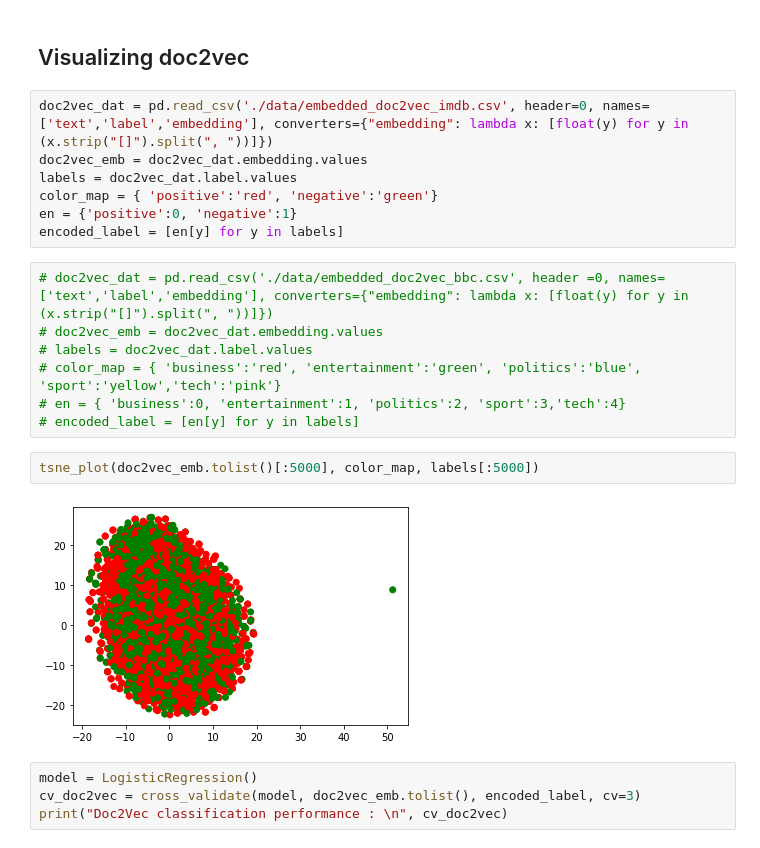
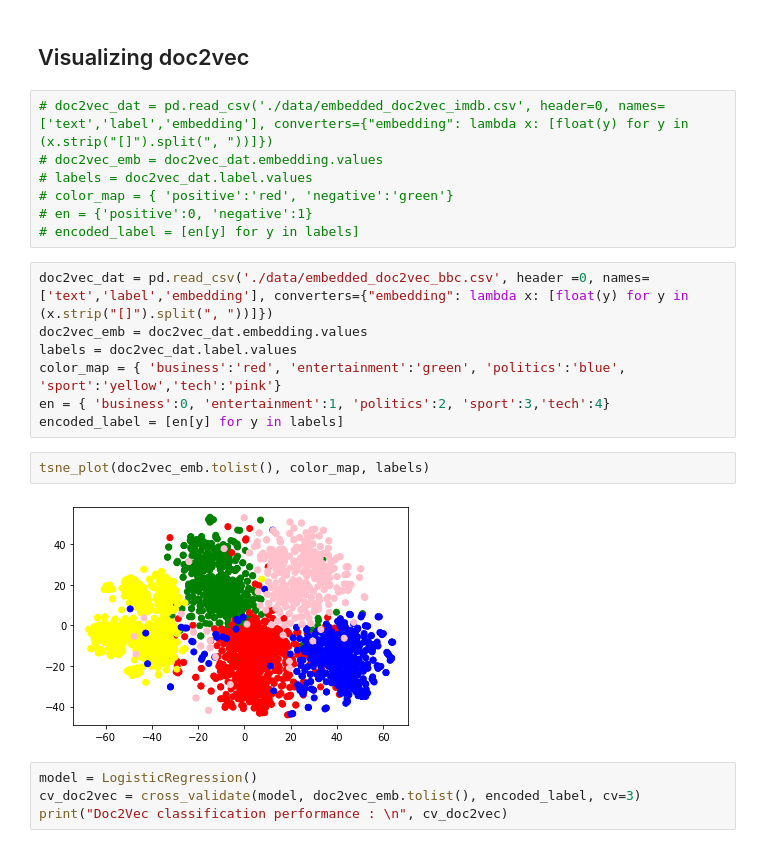
Before and after one commit to Chinmay41018/mlppGMMClustering, a Jupyter notebook: bvp_cumulative.ipynb, the cells around one changed output. Saved outputs shown, nothing was run; the diff lists cells and outputs as text.

```diff
--- a/bvp_cumulative.ipynb
+++ b/bvp_cumulative.ipynb
@@ -18,23 +19,23 @@ def tsne_plot(emb, color_map, labels, n_comp=2):
 # %% [markdown]
 ## Visualizing doc2vec
 # %%
-doc2vec_dat = pd.read_csv('./data/embedded_doc2vec_imdb.csv', header=0, names=['text','label','embedding'], converters={"embedding": lambda x: [float(y) for y in (x.strip("[]").split(", "))]})
-doc2vec_emb = doc2vec_dat.embedding.values
-labels = doc2vec_dat.label.values
-color_map = { 'positive':'red', 'negative':'green'}
-en = {'positive':0, 'negative':1}
-encoded_label = [en[y] for y in labels]
+# doc2vec_dat = pd.read_csv('./data/embedded_doc2vec_imdb.csv', header=0, names=['text','label','embedding'], converters={"embedding": lambda x: [float(y) for y in (x.strip("[]").split(", "))]})
+# doc2vec_emb = doc2vec_dat.embedding.values
+# labels = doc2vec_dat.label.values
+# color_map = { 'positive':'red', 'negative':'green'}
+# en = {'positive':0, 'negative':1}
+# encoded_label = [en[y] for y in labels]
 # %%
-# doc2vec_dat = pd.read_csv('./data/embedded_doc2vec_bbc.csv', header =0, names=['text','label','embedding'], converters={"embedding": lambda x: [float(y) for y in (x.strip("[]").split(", "))]})
-# doc2vec_emb = doc2vec_dat.embedding.values
-# labels = doc2vec_dat.label.values
-# color_map = { 'business':'red', 'entertainment':'green', 'politics':'blue', 'sport':'yellow','tech':'pink'}
-# en = { 'business':0, 'entertainment':1, 'politics':2, 'sport':3,'tech':4}
-# encoded_label = [en[y] for y in labels]
+doc2vec_dat = pd.read_csv('./data/embedded_doc2vec_bbc.csv', header =0, names=['text','label','embedding'], converters={"embedding": lambda x: [float(y) for y in (x.strip("[]").split(", "))]})
+doc2vec_emb = doc2vec_dat.embedding.values
+labels = doc2vec_dat.label.values
+color_map = { 'business':'red', 'entertainment':'green', 'politics':'blue', 'sport':'yellow','tech':'pink'}
+en = { 'business':0, 'entertainment':1, 'politics':2, 'sport':3,'tech':4}
+encoded_label = [en[y] for y in labels]
 # %%
-tsne_plot(doc2vec_emb.tolist()[:5000], color_map, labels[:5000])
+tsne_plot(doc2vec_emb.tolist(), color_map, labels)
 # %% [output]
-[figure, old version]
+[figure, new version]
 # %%
 model = LogisticRegression()
 cv_doc2vec = cross_validate(model, doc2vec_emb.tolist(), encoded_label, cv=3)
```
Also changed, not shown: parts of 15 cells of this notebook, 10 other files.
